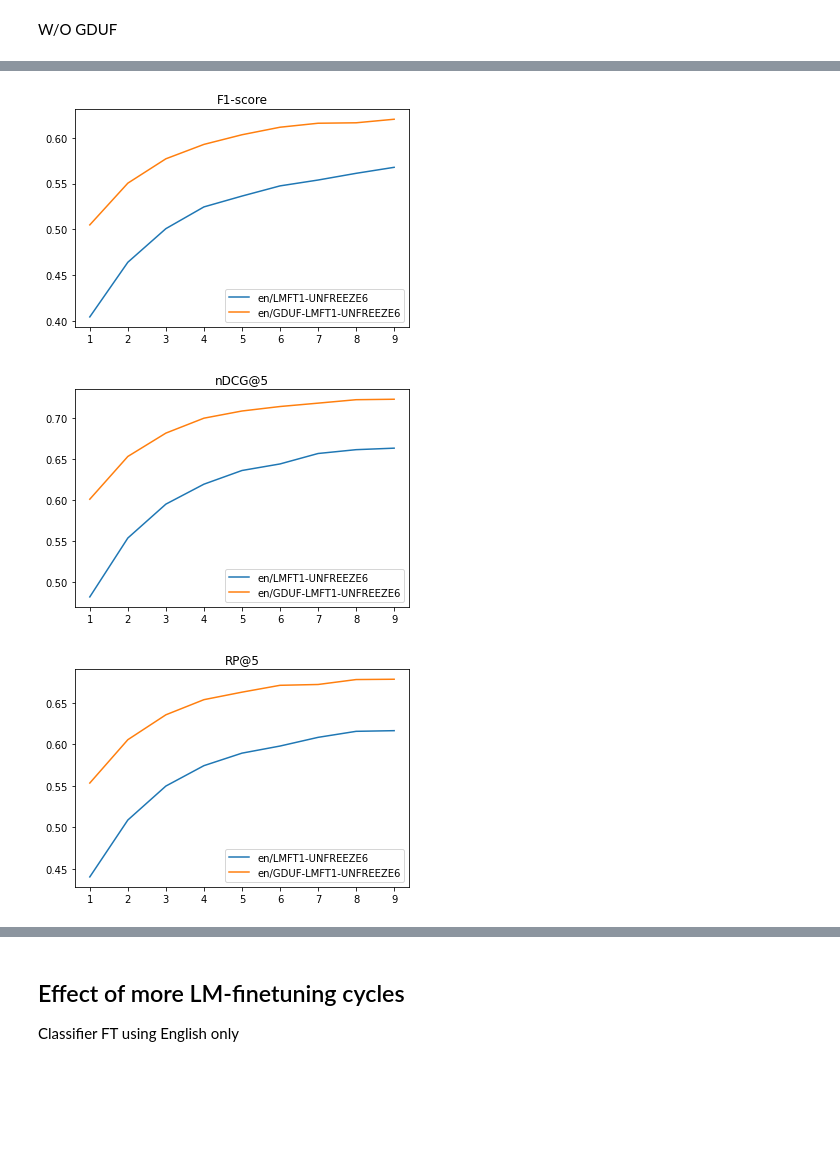
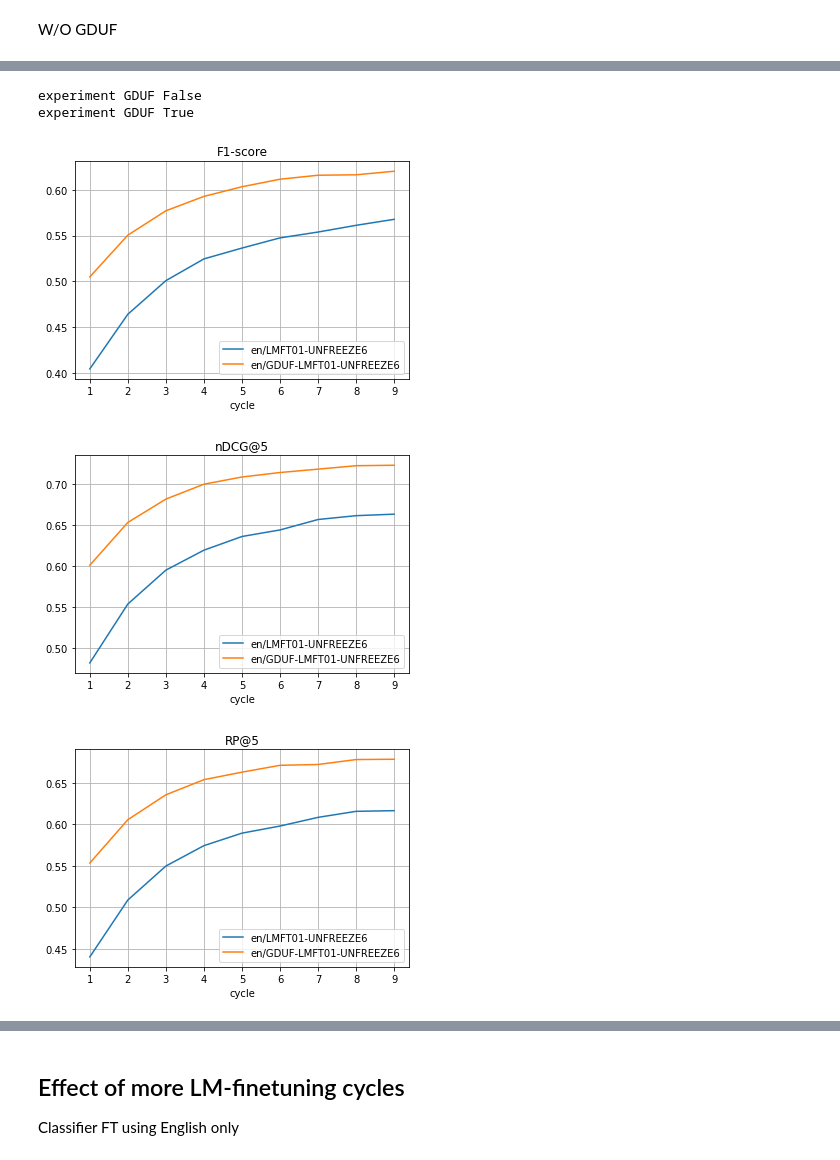
Before and after one commit to zeinsh/Legal-Docs-Large-MLTC, a Jupyter notebook: training/Transformers/analyze-results/General-EN.ipynb, the cells around one changed output, grey strips where cells are left out. Cells and saved outputs as stored; diff of their text form; code cells hidden in the pictures; blank space fills up the shorter version.

Commit message:
unpdate figures

```diff
--- a/training/Transformers/analyze-results/General-EN.ipynb
+++ b/training/Transformers/analyze-results/General-EN.ipynb
@@ -116,7 +116,29 @@ def autolabel(rects, ax):
                     textcoords="offset points",
                     ha='center', va='bottom',  rotation=90)
 
-def plotBars(resultsDict, datasetName):
+def plotBars(resultsDict, selectedcol, figureTitle):
+    selectedMetrics = [0,3,7]
+    chosedMetrics = [CHOSEN_METRIC_LABELS[index] for index in selectedMetrics]
+    x = np.arange(len(chosedMetrics))  # the label locations
+    width = 0.1  # the width of the bars
+
+    xsticknames = [key for key in resultsDict.keys()]
+    xsticknames.sort()
+
+    plt.figure()
+    for _idx, index in enumerate(selectedMetrics):
+        values=[]
+        for key in xsticknames:
+            values.append(resultsDict[key][index])
+        plt.plot(values, label=chosedMetrics[_idx])
+    plt.title(figureTitle)
+    plt.xlabel(selectedcol)
+    plt.xticks(np.arange(len(xsticknames)), xsticknames)
+    plt.grid()
+    plt.legend()
+
+
+def plotBars2(resultsDict, datasetName):
     selectedMetrics = [0,3,7]
     chosedMetrics = [CHOSEN_METRIC_LABELS[index] for index in selectedMetrics]
     x = np.arange(len(chosedMetrics))  # the label locations
@@ -137,7 +159,7 @@ def plotBars(resultsDict, datasetName):
     plt.show()
 #     plt.savefig(savepath)
 
-def plotBarsExperiment(selectedExperiments, figureTitle):
+def plotBarsExperiment(selectedExperiments, comparison_metric, figureTitle):
     allResults={}
     # In[15]:
     lang='en'
@@ -148,8 +170,9 @@ def plotBarsExperiment(selectedExperiments, figureTitle):
         if resultsPath.is_file():
             data = pd.read_csv(resultsPath, names=RESULTS_OUTPUT_METRICS_COL_NAMES)
             singleResult = list(data.max().round(3)[CHOSEN_METRIC_LABELS])
-            allResults[createNameFromConf(experiment)] = singleResult
-    plotBars(allResults, figureTitle)
+            allResults[experiment[comparison_metric]] = singleResult
+            print('experiment', comparison_metric, experiment[comparison_metric])
+    plotBars(allResults, comparison_metric, figureTitle)
 # %%
 languages = os.listdir(EXPERIMENTS_PATH)
 print(languages)
@@ -211,6 +234,8 @@ def plotSelectedMetrics(selectedExperiments, lang, labelsCollection, selectedMet
         resultsPath = experimentPath / labelsCollection / RESULTS_FILENAME
         if resultsPath.is_file():
             plotResults(str(experimentPath), str(resultsPath), label, selectedMetric)
+    plt.grid()
+    plt.xlabel("cycle")
     plt.legend()
 # %%
 labelsCollection = "allLabels"
@@ -237,9 +262,10 @@ allExperiments=listExperiments(LANGUAGE,labelsCollection)
 # %% [markdown]
 W/O GDUF
 # %%
-LMFT_cycles = ["1"]
+LMFT_cycles = ["01"]
 unfrozen_layers = ["6"]
 classifier_FT_lang = ["en"]
+comparison_metric = "GDUF"
 GDUF=None
 
 selectedExperiments = selectCollectionFromExperiments(
@@ -248,6 +274,6 @@ selectedExperiments = selectCollectionFromExperiments(
 # update results
 for selectedMetric in selectedMetrics:
     plotSelectedMetrics(selectedExperiments, LANGUAGE, labelsCollection, selectedMetric)
-plotBarsExperiment(selectedExperiments , "Effect of Gradual Unfreezing / "+ TEST_SET_NAME)
+plotBarsExperiment(selectedExperiments, comparison_metric, "Effect of Gradual Unfreezing / "+ TEST_SET_NAME)
 # %% [output]
 |  | path | name | modelName | datasetName | lang | labelsCollection | id | LMFT_cycles | ... |
@@ -256,3 +282,5 @@ plotBarsExperiment(selectedExperiments , "Effect of Gradual Unfreezing / "+ TEST
+experiment GDUF False
+experiment GDUF True
-[figure, old version]
+[figure, new version]
-[figure, old version]
+[figure, new version]
-[figure, old version]
+[figure, new version]
```
Also changed, not shown: parts of 5 cells of this notebook, 2 other files.
